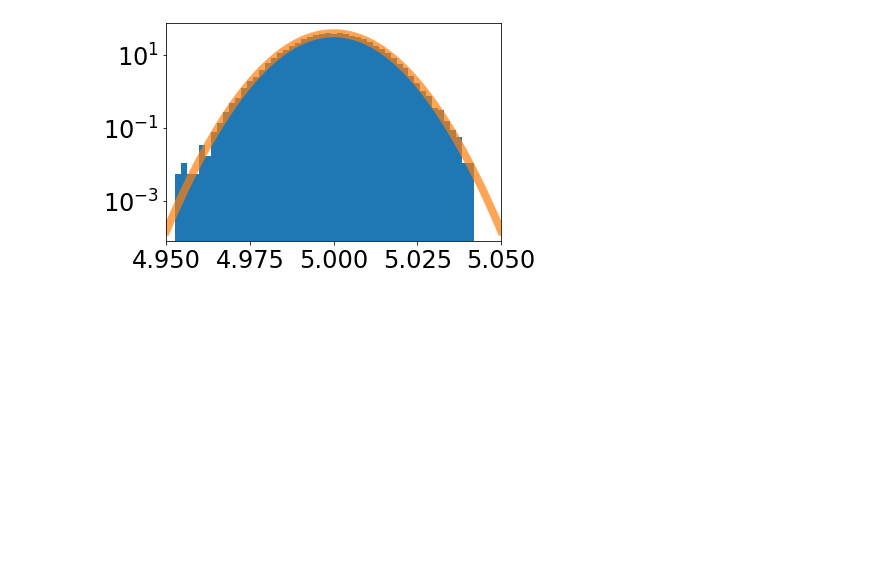
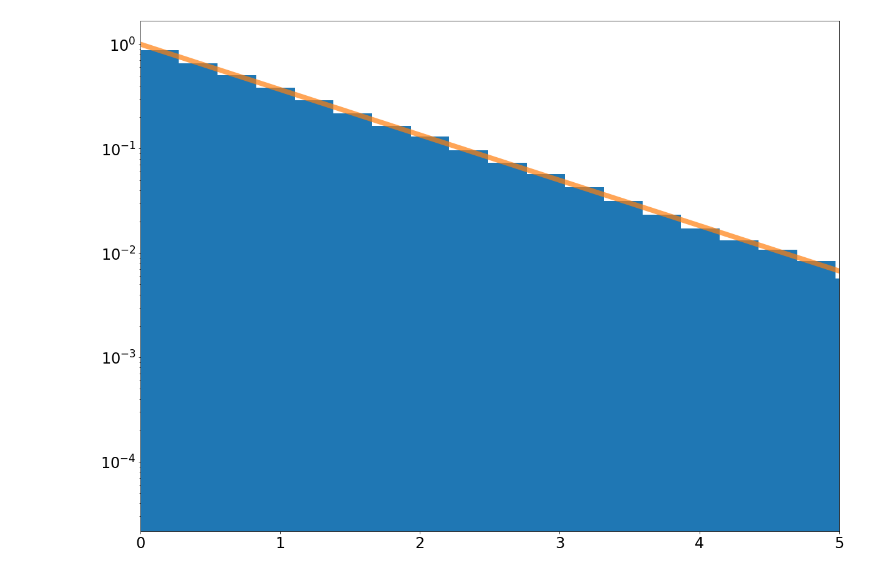
Before and after one commit to nsyochum/Physics-434, a Jupyter notebook: Lab_1/Lab_1_Notebook.ipynb, the cells around one changed output. Drawn from its saved outputs; the diff is of its cells as text; code cells hidden in the pictures; blank space fills up the shorter version.

```diff
--- a/Lab_1/Lab_1_Notebook.ipynb
+++ b/Lab_1/Lab_1_Notebook.ipynb
@@ -1,10 +85,12 @@
 # %%
-d = stats.norm.rvs(loc = 5., scale = 0.01, size = 100000)
+# Standard exponential distribution with a rate parameter of 1
+
+d = stats.expon.rvs(loc=0, scale=1, size=100000)
 fig, ax = plt.subplots(1, 1)
-ax.hist(d,50, density=True)
+ax.hist(d, 50, density=True)
 plt.tick_params(labelsize = 24)
-plt.xlim([4.95,5.05])
-x = np.linspace(4.95,5.05,1000)
-ax.plot(x,stats.norm.pdf(x,loc = 5., scale = 0.01),linewidth = 8,alpha = 0.7)
+plt.xlim([0,5])
+x = np.linspace(0,5,1000)
+ax.plot(x,stats.expon.pdf(x, loc=0, scale=1), linewidth = 8, alpha = 0.7)
 plt.show()
 # %% [output]
@@ -20,11 +109,11 @@ plt.show()
 # %%
 fig, ax = plt.subplots(1, 1)
 ax.hist(d,50, density=True)
 plt.yscale('log')
 plt.tick_params(labelsize = 24)
-plt.xlim([4.95,5.05])
-x = np.linspace(4.95,5.05,1000)
-ax.plot(x,stats.norm.pdf(x,loc = 5., scale = 0.01),linewidth = 8,alpha = 0.7)
+plt.xlim([0,5])
+x = np.linspace(0,5.,1000)
+ax.plot(x,stats.expon.pdf(x, loc=0, scale=1),linewidth = 8,alpha = 0.7)
 plt.show()
 # %% [output]
-[figure, old version]
+[figure, new version]
```
Also changed, not shown: parts of 16 cells of this notebook, 1 other file.
